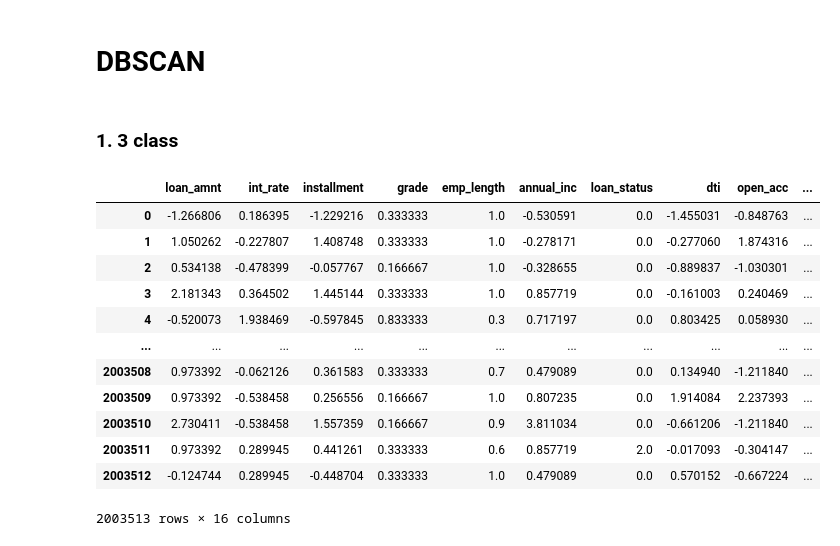
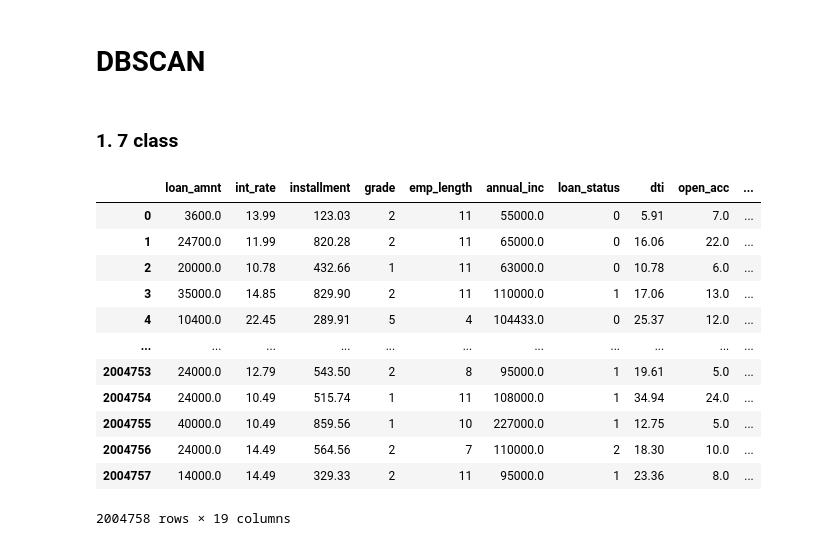
Before and after one commit to jiyoungeeeeeeeeeeeeeeeeeeeee/MLOps, a Jupyter notebook: feature_engineering.ipynb, the cells around one changed output. Drawn from its saved outputs; the diff is of its cells as text; code cells hidden in the pictures.

```diff
--- a/feature_engineering.ipynb
+++ b/feature_engineering.ipynb
@@ -74,23 +206,23 @@ Length: 2044534, dtype: int64
 # %% [markdown]
 # DBSCAN
 # %% [markdown]
-### 1. 3 class
+### 1. 7 class
 # %%
 import pandas as pd
 # %%
-df = pd.read_csv('./Multi_3_train.csv')
+df = pd.read_csv('./DBSCAN_7_Muti_train.csv')
 df
 # %% [output]
 |  | loan_amnt | int_rate | installment | grade | emp_length | annual_inc | loan_status | dti | open_acc | ... |
-| 0 | -1.266806 | 0.186395 | -1.229216 | 0.333333 | 1.0 | -0.530591 | 0.0 | -1.455031 | -0.848763 | ... |
-| 1 | 1.050262 | -0.227807 | 1.408748 | 0.333333 | 1.0 | -0.278171 | 0.0 | -0.277060 | 1.874316 | ... |
-| 2 | 0.534138 | -0.478399 | -0.057767 | 0.166667 | 1.0 | -0.328655 | 0.0 | -0.889837 | -1.030301 | ... |
-| 3 | 2.181343 | 0.364502 | 1.445144 | 0.333333 | 1.0 | 0.857719 | 0.0 | -0.161003 | 0.240469 | ... |
-| 4 | -0.520073 | 1.938469 | -0.597845 | 0.833333 | 0.3 | 0.717197 | 0.0 | 0.803425 | 0.058930 | ... |
+| 0 | 3600.0 | 13.99 | 123.03 | 2 | 11 | 55000.0 | 0 | 5.91 | 7.0 | ... |
+| 1 | 24700.0 | 11.99 | 820.28 | 2 | 11 | 65000.0 | 0 | 16.06 | 22.0 | ... |
+| 2 | 20000.0 | 10.78 | 432.66 | 1 | 11 | 63000.0 | 0 | 10.78 | 6.0 | ... |
+| 3 | 35000.0 | 14.85 | 829.90 | 2 | 11 | 110000.0 | 1 | 17.06 | 13.0 | ... |
+| 4 | 10400.0 | 22.45 | 289.91 | 5 | 4 | 104433.0 | 0 | 25.37 | 12.0 | ... |
 | ... | ... | ... | ... | ... | ... | ... | ... | ... | ... | ... |
-| 2003508 | 0.973392 | -0.062126 | 0.361583 | 0.333333 | 0.7 | 0.479089 | 0.0 | 0.134940 | -1.211840 | ... |
-| 2003509 | 0.973392 | -0.538458 | 0.256556 | 0.166667 | 1.0 | 0.807235 | 0.0 | 1.914084 | 2.237393 | ... |
-| 2003510 | 2.730411 | -0.538458 | 1.557359 | 0.166667 | 0.9 | 3.811034 | 0.0 | -0.661206 | -1.211840 | ... |
-| 2003511 | 0.973392 | 0.289945 | 0.441261 | 0.333333 | 0.6 | 0.857719 | 2.0 | -0.017093 | -0.304147 | ... |
-| 2003512 | -0.124744 | 0.289945 | -0.448704 | 0.333333 | 1.0 | 0.479089 | 0.0 | 0.570152 | -0.667224 | ... |
+| 2004753 | 24000.0 | 12.79 | 543.50 | 2 | 8 | 95000.0 | 1 | 19.61 | 5.0 | ... |
+| 2004754 | 24000.0 | 10.49 | 515.74 | 1 | 11 | 108000.0 | 1 | 34.94 | 24.0 | ... |
+| 2004755 | 40000.0 | 10.49 | 859.56 | 1 | 10 | 227000.0 | 1 | 12.75 | 5.0 | ... |
+| 2004756 | 24000.0 | 14.49 | 564.56 | 2 | 7 | 110000.0 | 2 | 18.30 | 10.0 | ... |
+| 2004757 | 14000.0 | 14.49 | 329.33 | 2 | 11 | 95000.0 | 1 | 23.36 | 8.0 | ... |
-2003513 rows × 16 columns
+2004758 rows × 19 columns
```
Also changed, not shown: parts of 29 cells of this notebook.
